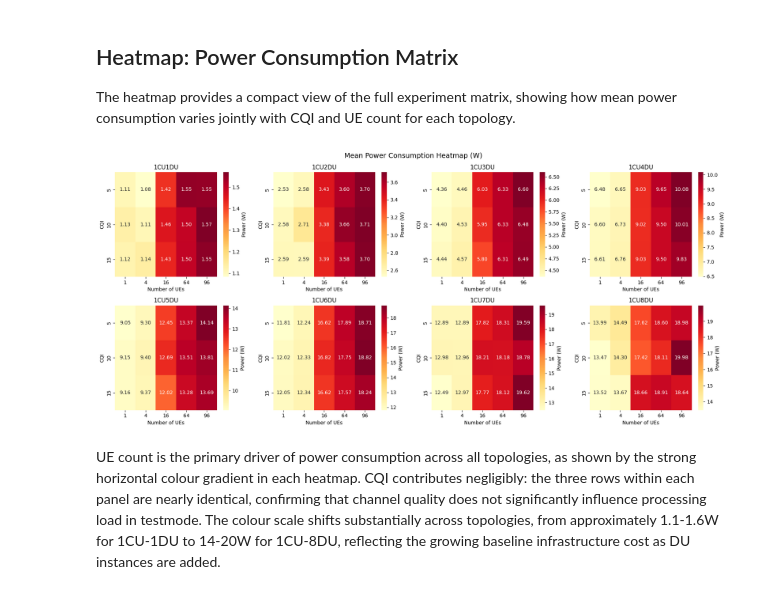
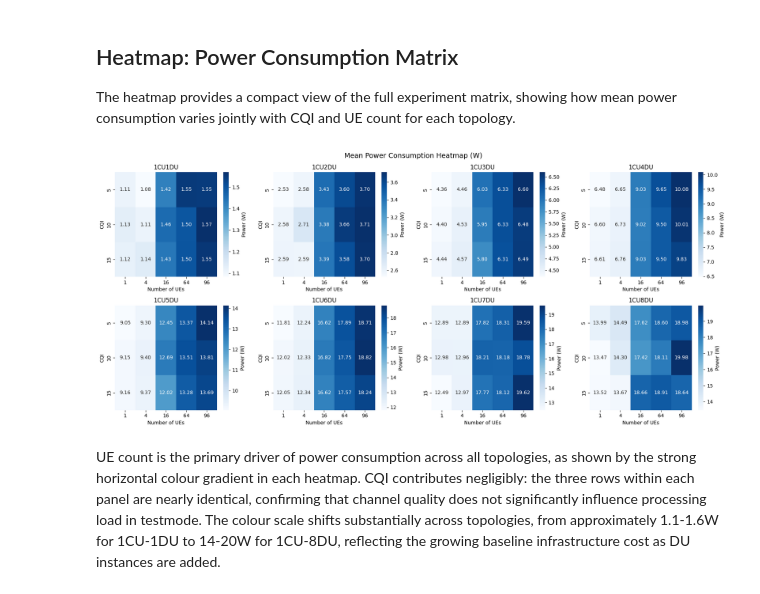
Before and after one commit to martafra/5g-power-dissertation, a Jupyter notebook: analysis/power_analysis.ipynb, the cells around one changed output. Cells and saved outputs as stored; diff of their text form; code cells hidden in the pictures.

```diff
--- a/analysis/power_analysis.ipynb
+++ b/analysis/power_analysis.ipynb
@@ -69,7 +69,7 @@ N = len(TOPOLOGIES)
 palette = plt.colormaps['tab10'].resampled(N)
 TOPO_COLORS = {topo: palette(i) for i, topo in enumerate(TOPOLOGIES)}
 TOPO_MARKERS = {topo: m for topo, m in zip(TOPOLOGIES, ['o', 's', '^', 'D', 'v', 'P', '*', 'X'])}
-CQI_COLORS = {5: '#e74c3c', 10: '#3498db', 15: '#2ecc71'}
+CQI_COLORS = {5: '#B85450', 10: '#6C8EBF', 15: '#82B366'}
 
 print(f"Topologies: {TOPOLOGIES}")
 print(f"\nSummary sample (1cu1du):")
@@ -235,7 +235,7 @@ Runs per combination: [5]
 fig, axes = plt.subplots(2, 4, figsize=(18, 10), sharey=False)
 axes = axes.flatten()
 ue_counts = [1, 4, 16, 64, 96]
-colors = {5: 'steelblue', 10: 'coral', 15: 'green'}
+colors = {5: '#6C8EBF', 10: '#B85450', 15: '#82B366'}
 
 for idx, topo in enumerate(topo_order):
     ax = axes[idx]
@@ -258,6 +258,6 @@ for idx, topo in enumerate(topo_order):
 
 plt.suptitle('Mean Power Consumption by Topology, CQI and UE Count', fontsize=14)
 plt.tight_layout()
-plt.savefig('../analysis/matrix_overview.png', dpi=150)
+plt.savefig('../analysis/matrix_overview.png', dpi=150, facecolor='white', bbox_inches='tight')
 plt.show()
 # %% [output]
@@ -324,25 +324,25 @@ consumption varies jointly with CQI and UE count for each topology.
 # %%
 fig, axes = plt.subplots(2, 4, figsize=(18, 8))
 axes = axes.flatten()
 
 for ax, topo in zip(axes, topo_order):
     pivot = summary[summary['topology'] == topo].pivot(
         index='cqi', columns='nof_ues', values='mean_W'
     )
     sns.heatmap(
-        pivot, ax=ax, annot=True, fmt='.2f', cmap='YlOrRd',
+        pivot, ax=ax, annot=True, fmt='.2f', cmap='Blues',
         cbar_kws={'label': 'Power (W)'}
     )
     ax.set_title(topo.upper())
     ax.set_xlabel('Number of UEs')
     ax.set_ylabel('CQI')
 
 plt.suptitle('Mean Power Consumption Heatmap (W)', fontsize=14)
 plt.tight_layout()
-plt.savefig('../analysis/heatmap_cqi_ues.png', dpi=150)
+plt.savefig('../analysis/heatmap_cqi_ues.png', dpi=150, facecolor='white', bbox_inches='tight')
 plt.show()
 # %% [output]
-[figure, old version]
+[figure, new version]
 # %% [markdown]
 UE count is the primary driver of power consumption across all topologies, as shown
 by the strong horizontal colour gradient in each heatmap. CQI contributes negligibly:
```
Also changed, not shown: parts of 15 cells of this notebook, 25 other files.
